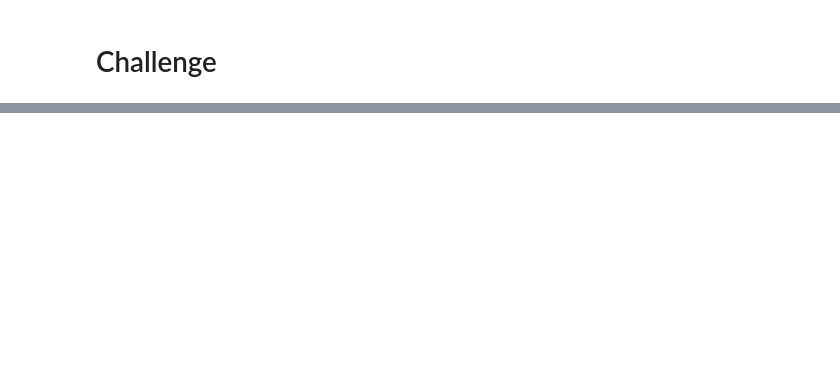
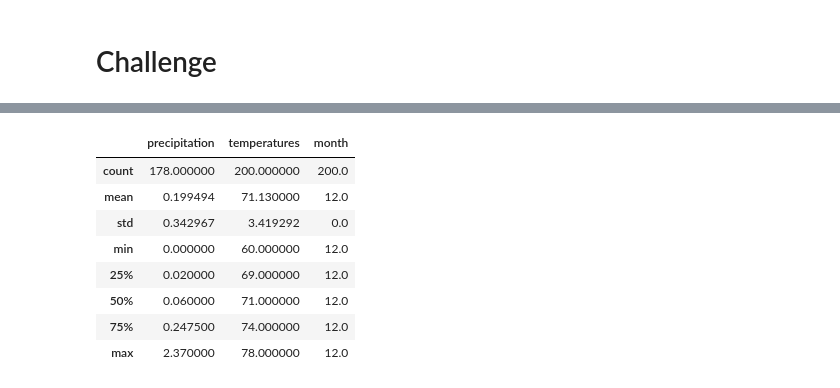
Before and after one commit to lskerrett/surfs_up, a Jupyter notebook: climate_analysis.ipynb, the cells around one changed output, grey strips where cells are left out. Drawn from its saved outputs; the diff is of its cells as text; code cells hidden in the pictures; blank space fills up the shorter version.

```diff
--- a/climate_analysis.ipynb
+++ b/climate_analysis.ipynb
@@ -129,0 +188,13 @@ plt.tight_layout()
+# %%
+#Identify key statistical data in December across all stations and years using the describe() function.
+df.loc[df['month'] == 12].describe()
+# %% [output]
+|  | precipitation | temperatures | month |
+| count | 178.000000 | 200.000000 | 200.0 |
+| mean | 0.199494 | 71.130000 | 12.0 |
+| std | 0.342967 | 3.419292 | 0.0 |
+| min | 0.000000 | 60.000000 | 12.0 |
+| 25% | 0.020000 | 69.000000 | 12.0 |
+| 50% | 0.060000 | 71.000000 | 12.0 |
+| 75% | 0.247500 | 74.000000 | 12.0 |
+| max | 2.370000 | 78.000000 | 12.0 |
```
Also changed, not shown: parts of 5 cells of this notebook.
